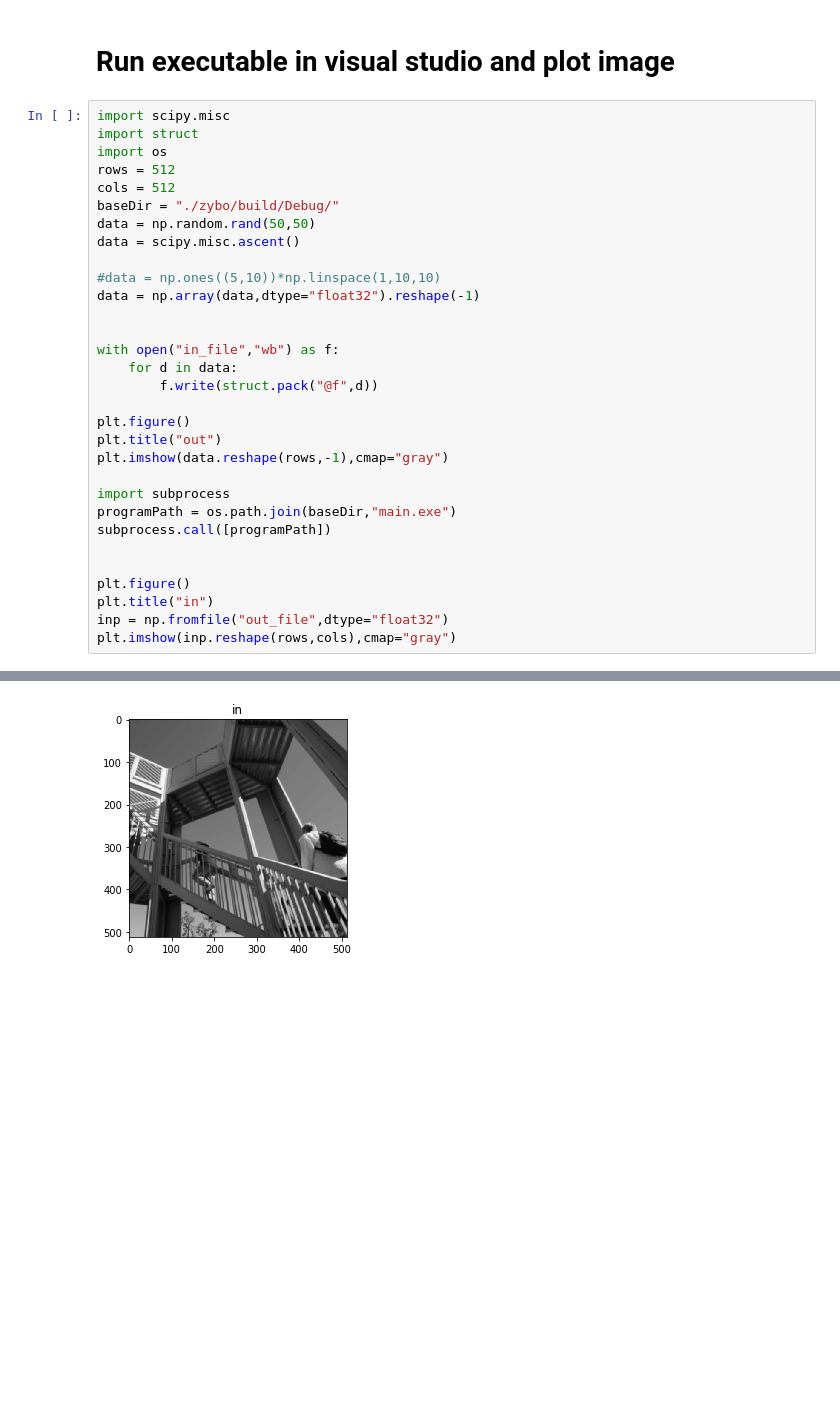
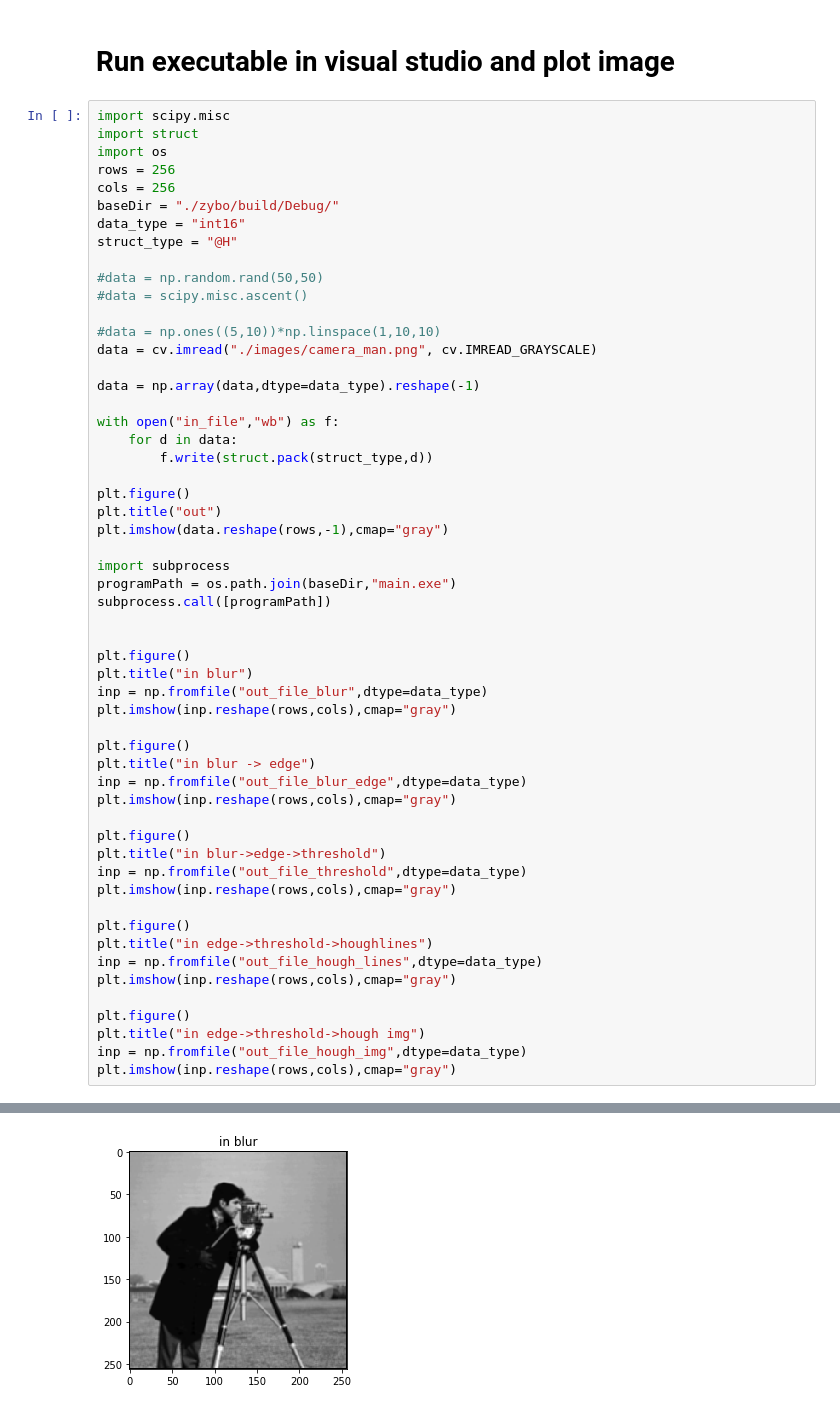
Before and after one commit to GuidoBallabio/embeddedPython, a Jupyter notebook: read_img_from_file.ipynb, the cells around one changed output, grey strips where cells are left out. Cells and saved outputs as stored; diff of their text form; blank space fills up the shorter version.

Commit message:
added hough transform and starting testing the pipeline

```diff
--- a/read_img_from_file.ipynb
+++ b/read_img_from_file.ipynb
@@ -18,19 +19,23 @@ plt.imshow(img_data,cmap="gray")
 import scipy.misc
 import struct
 import os
-rows = 512
-cols = 512
+rows = 256
+cols = 256
 baseDir = "./zybo/build/Debug/"
-data = np.random.rand(50,50)
-data = scipy.misc.ascent()
+data_type = "int16"
+struct_type = "@H"
+
+#data = np.random.rand(50,50)
+#data = scipy.misc.ascent()
 
 #data = np.ones((5,10))*np.linspace(1,10,10)
-data = np.array(data,dtype="float32").reshape(-1)
+data = cv.imread("./images/camera_man.png", cv.IMREAD_GRAYSCALE)
 
+data = np.array(data,dtype=data_type).reshape(-1)
 
 with open("in_file","wb") as f:
     for d in data:
-        f.write(struct.pack("@f",d))
+        f.write(struct.pack(struct_type,d))
 
 plt.figure()
 plt.title("out")
@@ -42,8 +47,28 @@ subprocess.call([programPath])
 
 
 plt.figure()
-plt.title("in")
-inp = np.fromfile("out_file",dtype="float32")
+plt.title("in blur")
+inp = np.fromfile("out_file_blur",dtype=data_type)
 plt.imshow(inp.reshape(rows,cols),cmap="gray")
+
+plt.figure()
+plt.title("in blur -> edge")
+inp = np.fromfile("out_file_blur_edge",dtype=data_type)
+plt.imshow(inp.reshape(rows,cols),cmap="gray")
+
+plt.figure()
+plt.title("in blur->edge->threshold")
+inp = np.fromfile("out_file_threshold",dtype=data_type)
+plt.imshow(inp.reshape(rows,cols),cmap="gray")
+
+plt.figure()
+plt.title("in edge->threshold->houghlines")
+inp = np.fromfile("out_file_hough_lines",dtype=data_type)
+plt.imshow(inp.reshape(rows,cols),cmap="gray")
+
+plt.figure()
+plt.title("in edge->threshold->hough img")
+inp = np.fromfile("out_file_hough_img",dtype=data_type)
+plt.imshow(inp.reshape(rows,cols),cmap="gray")
 # %% [output]
 <matplotlib.image.AxesImage at 0x...>
@@ -51 +76 @@ plt.imshow(inp.reshape(rows,cols),cmap="gray")
-[figure, old version]
+[figure, new version]
```
Also changed, not shown: parts of 2 cells of this notebook, 12 other files.
